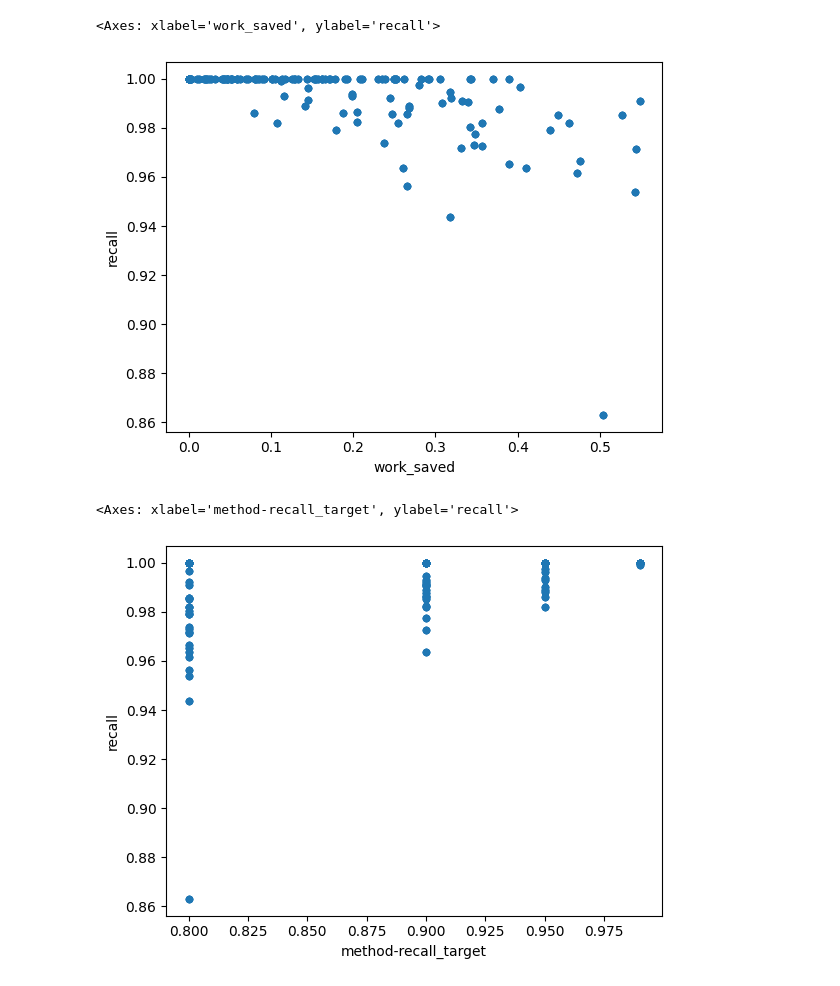
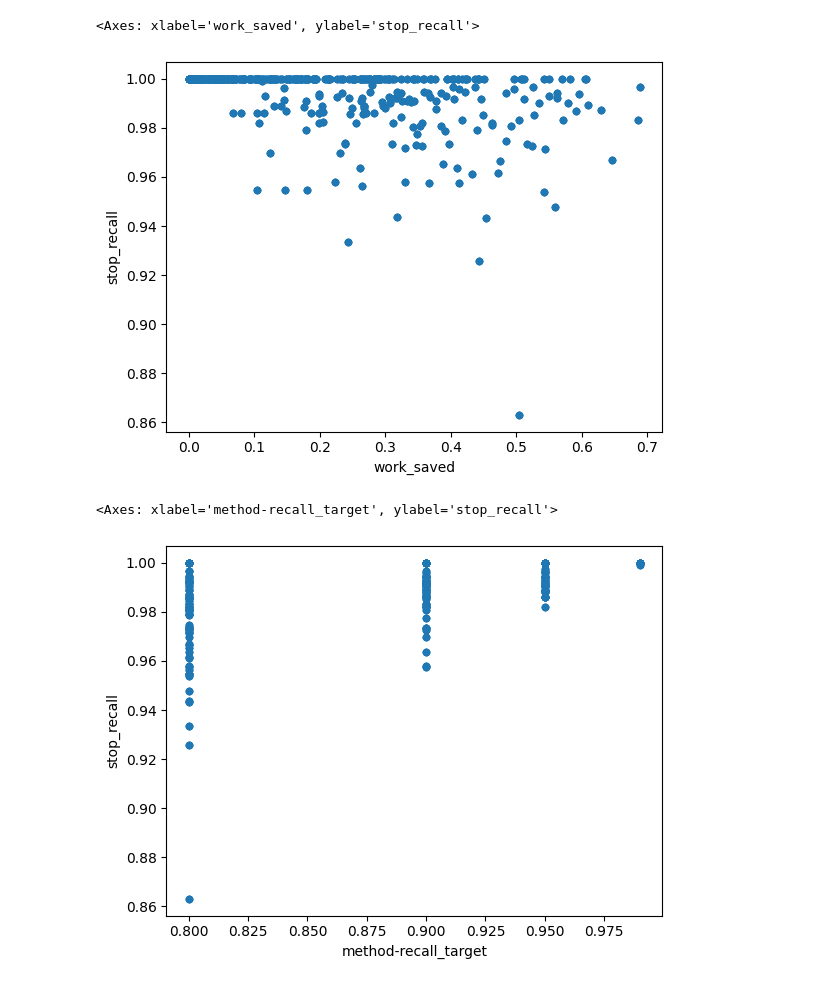
Before and after one commit to destiny-evidence/stopping-methods, a Jupyter notebook: evaluation/ExploreResults.ipynb, the cells around one changed output. Saved outputs shown, nothing was run; the diff lists cells and outputs as text; code cells hidden in the pictures.

```diff
--- a/evaluation/ExploreResults.ipynb
+++ b/evaluation/ExploreResults.ipynb
@@ -36,0 +23,9 @@ df.head()
+# %%
+df = pd.concat([
+    pd.read_csv(fp)
+    for fp in Path('../data/results/').glob('simulation-*.csv')
+])
+# df = pd.read_csv('../data/results/results.csv')
+print(df.shape)
+print(list(df.columns))
+df.head()
@@ -127,0 +146,16 @@ np.histogram(df_res[df_res['method'] == meth]['work_saved'], bins=bins)
+# %%
+rt = 0.95
+fig, (ax1, ax2, ax3, ax4) = plt.subplots(1, 4, figsize=(25, 4))
+
+late_ref = ['left', 'right'][1]
+
+df_res['x'] = df_res[[f'too_late_{late_ref}%@recall={rt}', f'missed%@recall={rt}']].replace({0: np.nan}).bfill(axis=1).iloc[:, 0].fillna(0) * 100
+
+ax1.set_title(f'missed%@recall={rt}')
+df_res.loc[df_res[f'missed%@recall={rt}']<0, f'missed%@recall={rt}'].hist(bins=100, ax=ax1)
+ax2.set_title(f'too_late_{late_ref}%@recall={rt}')
+df_res.loc[df_res[f'too_late_{late_ref}%@recall={rt}']>0, f'too_late_{late_ref}%@recall={rt}'].hist(bins=100, ax=ax2)
+ax3.set_title(f'too_early%@recall={rt}')
+df_res.loc[df_res[f'too_early%@recall={rt}']<0, f'too_early%@recall={rt}'].hist(bins=100, ax=ax3)
+ax4.set_title('coalesce missed/too much')
+df_res['x'].hist(bins=100, ax=ax4)
@@ -219,10 +451,10 @@ pd.DataFrame(hists_x | {'Work saved': bins[:-1]}).style.background_gradient(cmap
 # %%
-df_res[df_res['method'] == 'BUSCAR'].plot.scatter(x='work_saved', y='recall')
+df_res[df_res['method'] == 'BUSCAR'].plot.scatter(x='work_saved', y='stop_recall')
 # %% [output]
-<Axes: xlabel='work_saved', ylabel='recall'>
+<Axes: xlabel='work_saved', ylabel='stop_recall'>
-[figure, old version]
+[figure, new version]
 # %%
-df_res[df_res['method'] == 'BUSCAR'].plot.scatter(x='method-recall_target', y='recall')
+df_res[df_res['method'] == 'BUSCAR'].plot.scatter(x='method-recall_target', y='stop_recall')
 # %% [output]
-<Axes: xlabel='method-recall_target', ylabel='recall'>
+<Axes: xlabel='method-recall_target', ylabel='stop_recall'>
-[figure, old version]
+[figure, new version]
```
Also changed, not shown: parts of 28 cells of this notebook, 4 other files.
